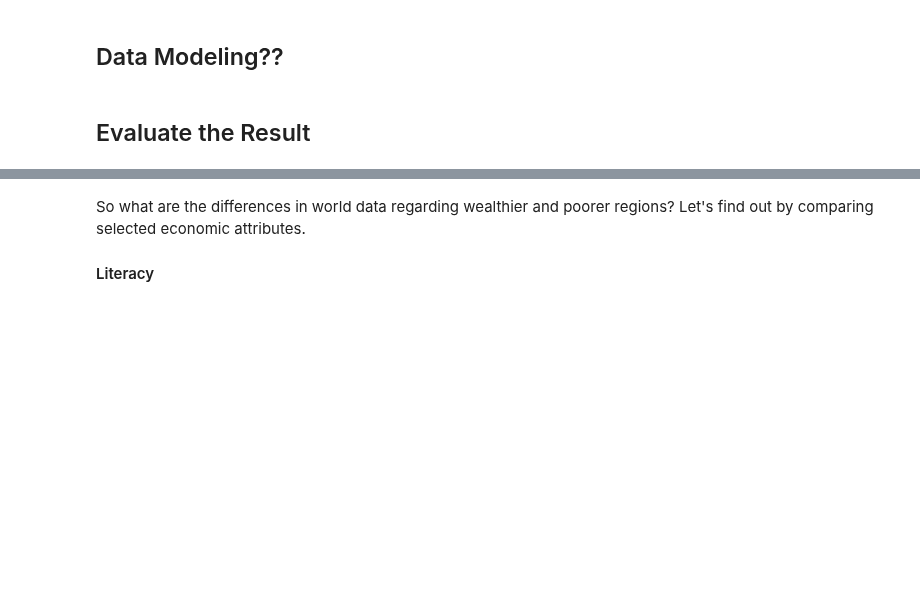
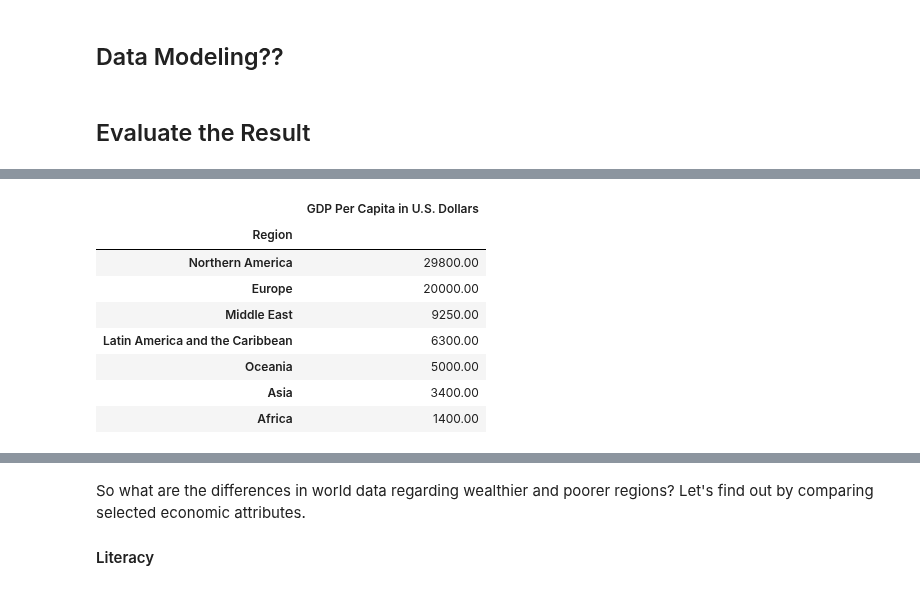
Before and after one commit to ksatola/Countries-of-the-World, a Jupyter notebook: workbook.ipynb, the cells around one changed output, grey strips where cells are left out. Cells and saved outputs as stored; diff of their text form; code cells hidden in the pictures; blank space fills up the shorter version.

```diff
--- a/workbook.ipynb
+++ b/workbook.ipynb
@@ -839 +840,17 @@ plt.show();
+# %%
+# Median regions' GDP
+df_gdp = pd.DataFrame(df.groupby('region2').median()['gdp'].sort_values(ascending=False))
+df_gdp.index.name = 'Region'
+df_gdp.columns = ['GDP Per Capita in U.S. Dollars']
+df_gdp
+# %% [output]
+|  | GDP Per Capita in U.S. Dollars |
+| Region |  |
+| Northern America | 29800.00 |
+| Europe | 20000.00 |
+| Middle East | 9250.00 |
+| Latin America and the Caribbean | 6300.00 |
+| Oceania | 5000.00 |
+| Asia | 3400.00 |
+| Africa | 1400.00 |
 # %% [markdown]
```
Also changed, not shown: parts of 7 cells of this notebook, 1 other file.
